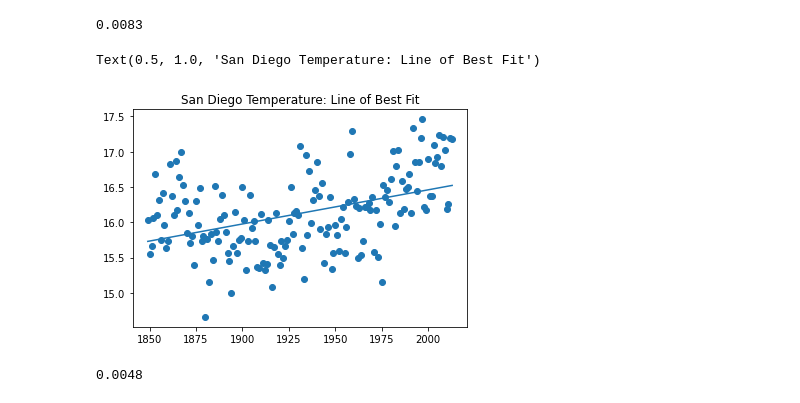
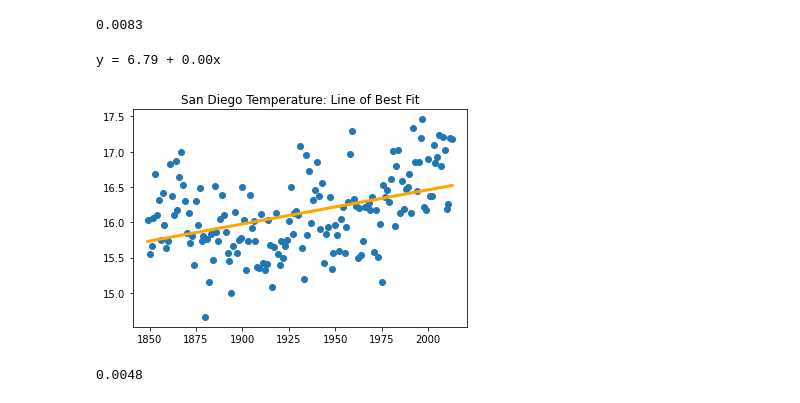
Before and after one commit to parcheesime/Temperature-Trends, a Jupyter notebook: temperature-trends.ipynb, the cells around one changed output. Cells and saved outputs as stored; diff of their text form; code cells hidden in the pictures.

```diff
--- a/temperature-trends.ipynb
+++ b/temperature-trends.ipynb
@@ -202,12 +213,16 @@ round(a, 4)
 # %%
 c, d = np.polyfit(ldf['year'], ldf['avg_temp'], 1)
 # %%
+from turtle import color
+
+
 plt.scatter(ldf['year'], ldf['avg_temp'])
-plt.plot(ldf['year'], c*ldf['year']+d)
+plt.plot(ldf['year'], c*ldf['year']+d, color="orange", linewidth=3)
 plt.title('San Diego Temperature: Line of Best Fit')
+print('y = ' + '{:.2f}'.format(d) + ' + {:.2f}'.format(c) + 'x')
 # %% [output]
-Text(0.5, 1.0, 'San Diego Temperature: Line of Best Fit')
+y = 6.79 + 0.00x
-[figure, old version]
+[figure, new version]
 # %%
 round(c, 4)
 # %% [output]
```
Also changed, not shown: parts of 4 cells of this notebook.
